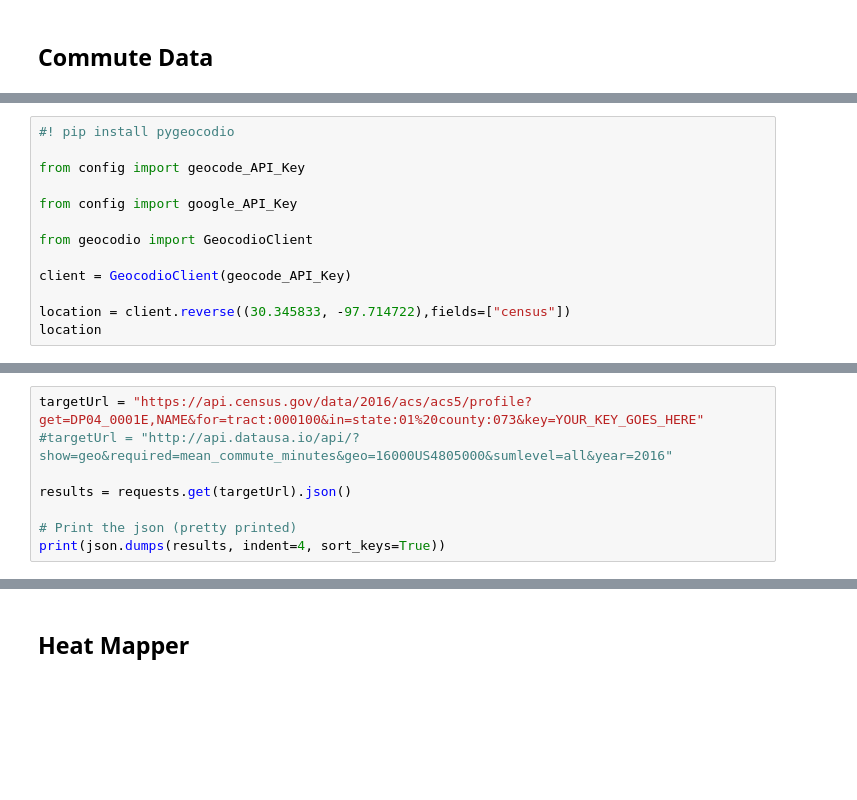
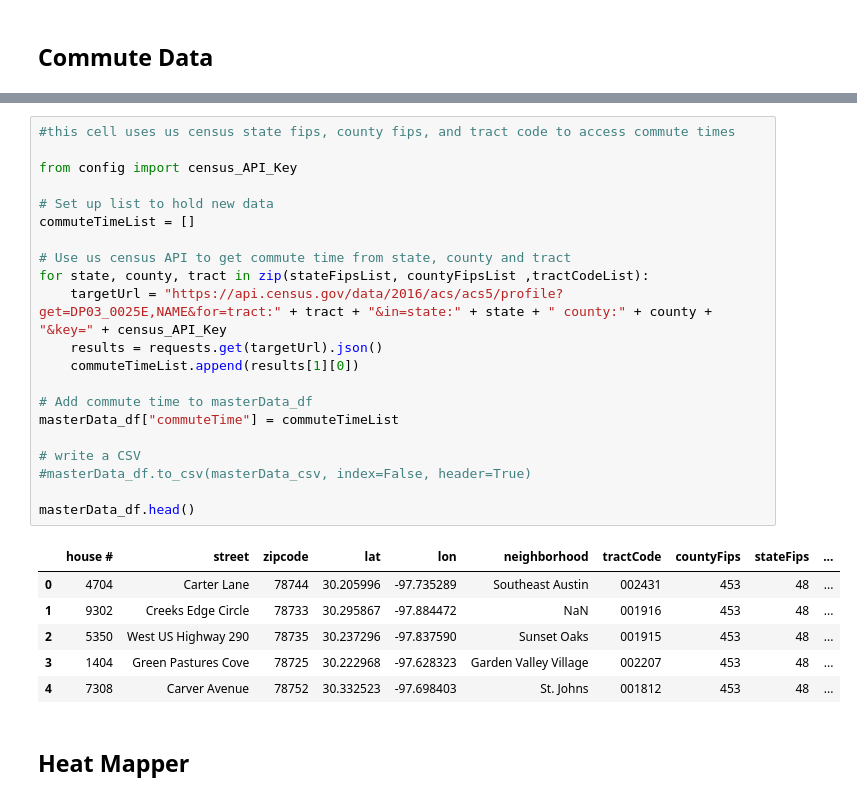
Before and after one commit to vlarie/EPIC_team5, a Jupyter notebook: EPICdata.ipynb, the cells around one changed output, grey strips where cells are left out. Cells and saved outputs as stored; diff of their text form; blank space fills up the shorter version.

Commit message:
commute time function fully coded, need to test with volume

```diff
--- a/EPICdata.ipynb
+++ b/EPICdata.ipynb
@@ -566,13 +516,0 @@ results = requests.get(targetUrl).json()
-# %%
-#! pip install pygeocodio
-
-from config import geocode_API_Key
-
-from config import google_API_Key
-
-from geocodio import GeocodioClient
-
-client = GeocodioClient(geocode_API_Key)
-
-location = client.reverse((30.345833, -97.714722),fields=["census"])
-location
@@ -597,8 +516,0 @@ location
-# %%
-targetUrl = "https://api.census.gov/data/2016/acs/acs5/profile?get=DP04_0001E,NAME&for=tract:000100&in=state:01%20county:073&key=YOUR_KEY_GOES_HERE"
-#targetUrl = "http://api.datausa.io/api/?show=geo&required=mean_commute_minutes&geo=16000US4805000&sumlevel=all&year=2016"
-
-results = requests.get(targetUrl).json()
-
-# Print the json (pretty printed)
-print(json.dumps(results, indent=4, sort_keys=True))
@@ -605,3 +561,31 @@ print(json.dumps(results, indent=4, sort_keys=True))
+# %%
+#this cell uses us census state fips, county fips, and tract code to access commute times
+
+from config import census_API_Key
+
+# Set up list to hold new data
+commuteTimeList = []
+
+# Use us census API to get commute time from state, county and tract
+for state, county, tract in zip(stateFipsList, countyFipsList ,tractCodeList):
+    targetUrl = "https://api.census.gov/data/2016/acs/acs5/profile?get=DP03_0025E,NAME&for=tract:" + tract + "&in=state:" + state + " county:" + county + "&key=" + census_API_Key
+    results = requests.get(targetUrl).json()
+    commuteTimeList.append(results[1][0])
+
+# Add commute time to masterData_df
+masterData_df["commuteTime"] = commuteTimeList
+
+# write a CSV
+#masterData_df.to_csv(masterData_csv, index=False, header=True)
+
+masterData_df.head()
+# %% [output]
+|  | house # | street | zipcode | lat | lon | neighborhood | tractCode | countyFips | stateFips | ... |
+| 0 | 4704 | Carter Lane | 78744 | 30.205996 | -97.735289 | Southeast Austin | 002431 | 453 | 48 | ... |
+| 1 | 9302 | Creeks Edge Circle | 78733 | 30.295867 | -97.884472 | NaN | 001916 | 453 | 48 | ... |
+| 2 | 5350 | West US Highway 290 | 78735 | 30.237296 | -97.837590 | Sunset Oaks | 001915 | 453 | 48 | ... |
+| 3 | 1404 | Green Pastures Cove | 78725 | 30.222968 | -97.628323 | Garden Valley Village | 002207 | 453 | 48 | ... |
+| 4 | 7308 | Carver Avenue | 78752 | 30.332523 | -97.698403 | St. Johns | 001812 | 453 | 48 | ... |
 # %% [markdown]
 ## Heat Mapper
 # %%
```
Also changed, not shown: parts of 5 cells of this notebook.
